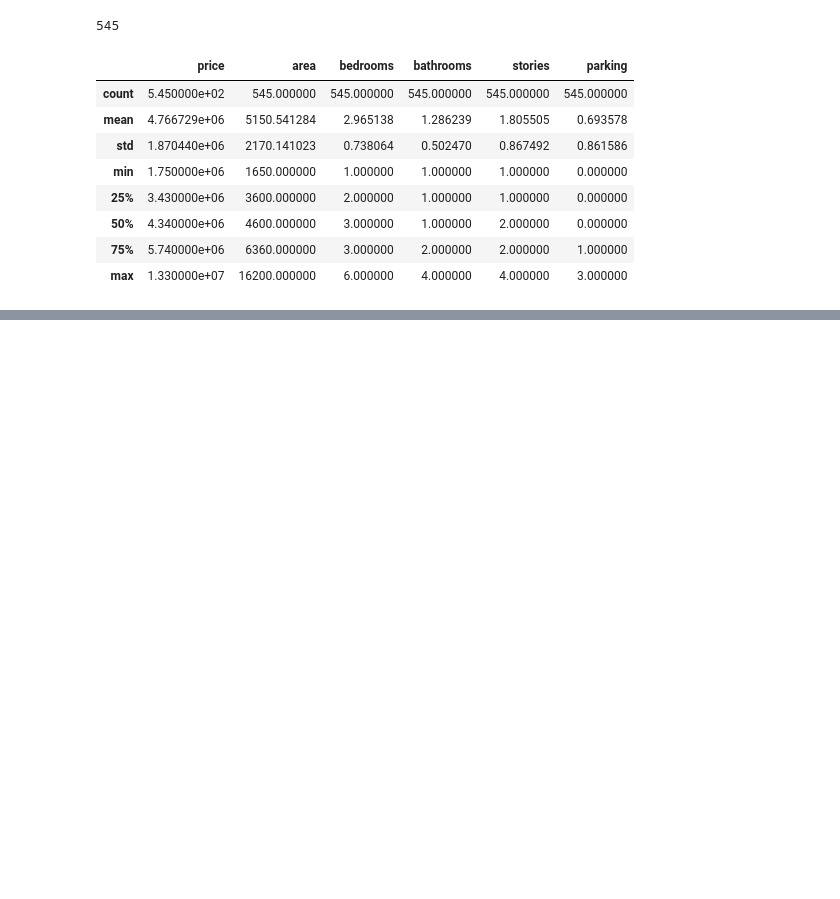
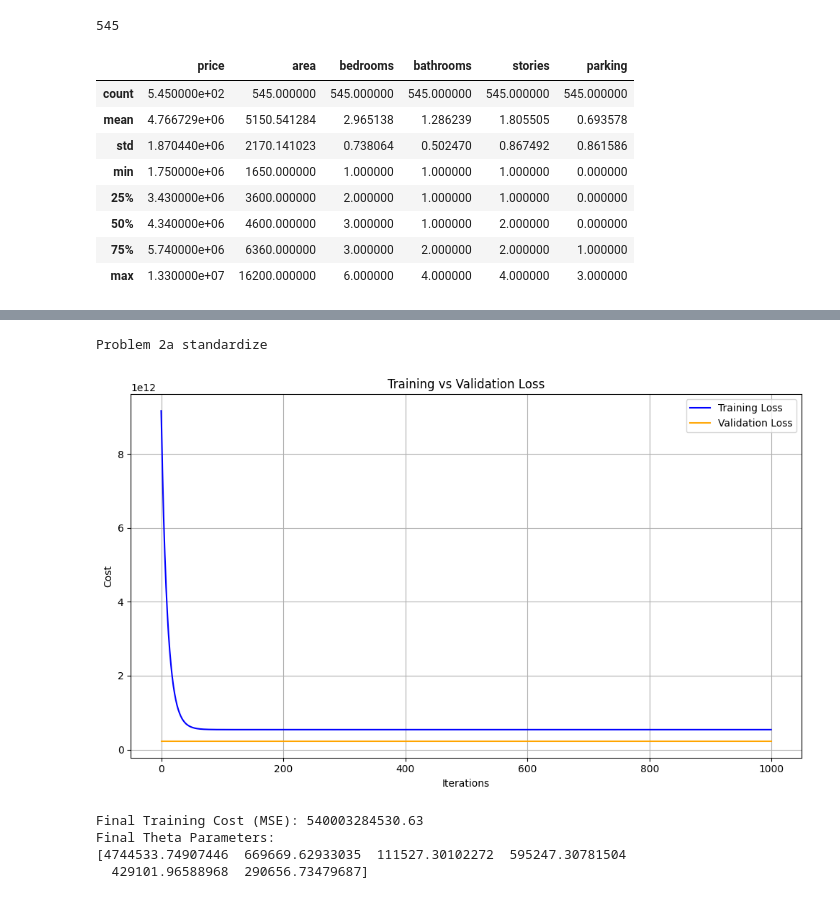
Before and after one commit to nicocorb-eng/ECGR4105_A0, a Jupyter notebook: Assignment2.ipynb, the cells around one changed output, grey strips where cells are left out. Drawn from its saved outputs; the diff is of its cells as text; code cells hidden in the pictures; blank space fills up the shorter version.

```diff
--- a/Assignment2.ipynb
+++ b/Assignment2.ipynb
@@ -170,3 +185,18 @@ Problem 2a
+# %%
+#Problem 2a solution for normalization
+features2a = ['area', 'bedrooms', 'bathrooms', 'stories', 'parking']
+target = 'price'
+
+print('Problem 2a standardize')
+
+theta1a = train_model_and_plot(df, features2a, target, alpha=0.060, iterations=1000, scale_method='standardize')
+# %% [output]
+Problem 2a standardize
+[figure, added]
+Final Training Cost (MSE): 540003284530.63
+Final Theta Parameters:
+[4744533.74907446  669669.62933035  111527.30102272  595247.30781504
+  429101.96588968  290656.73479687]
 # %%
 #Problem 2b solution for standardization
 features2b = ['area', 'bedrooms', 'bathrooms', 'stories', 'mainroad_yes', 'guestroom_yes', 'basement_yes', 'hotwaterheating_yes', 'airconditioning_yes', 'parking', 'prefarea_yes']
```
Also changed, not shown: parts of 11 cells of this notebook.
